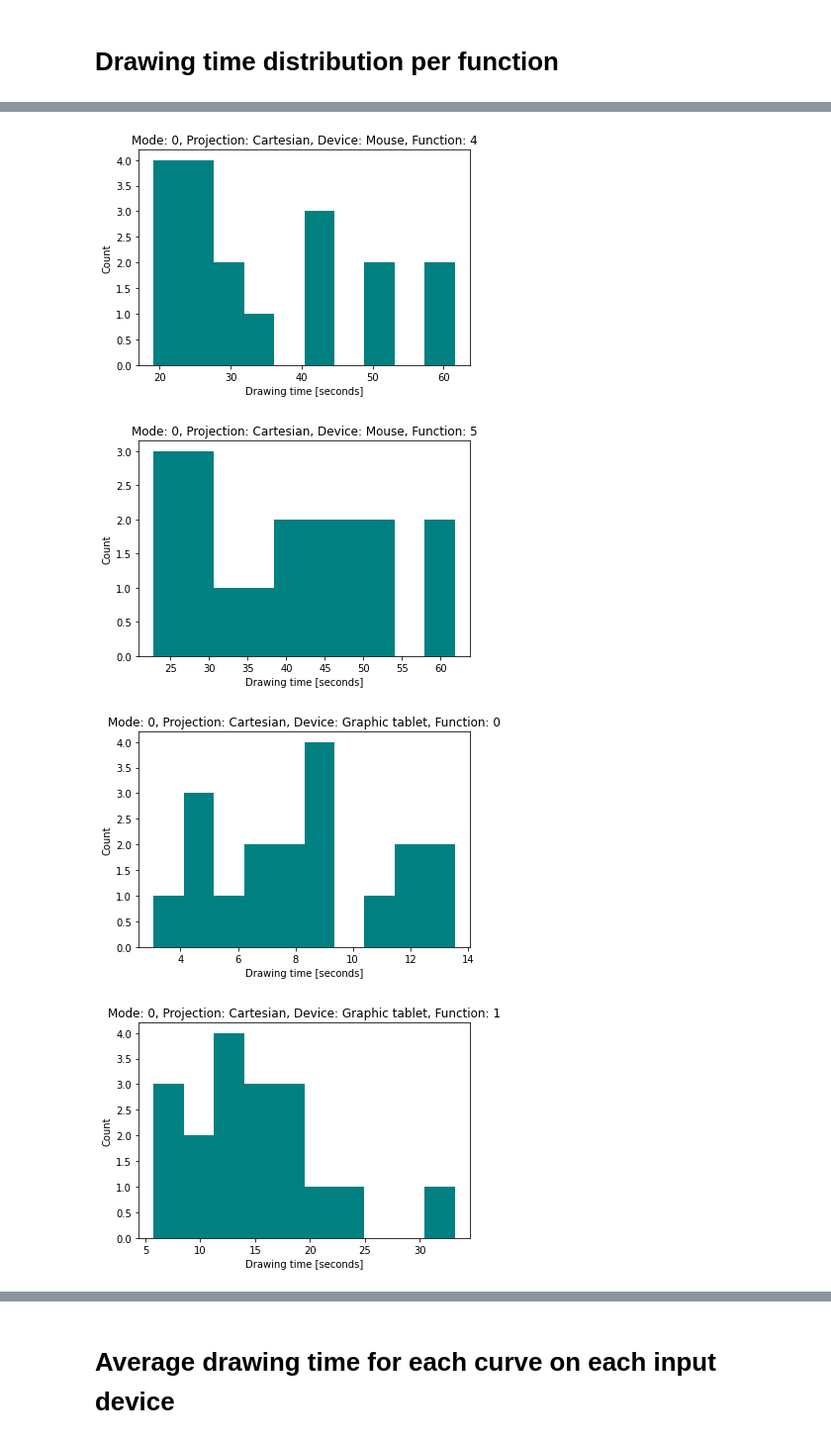
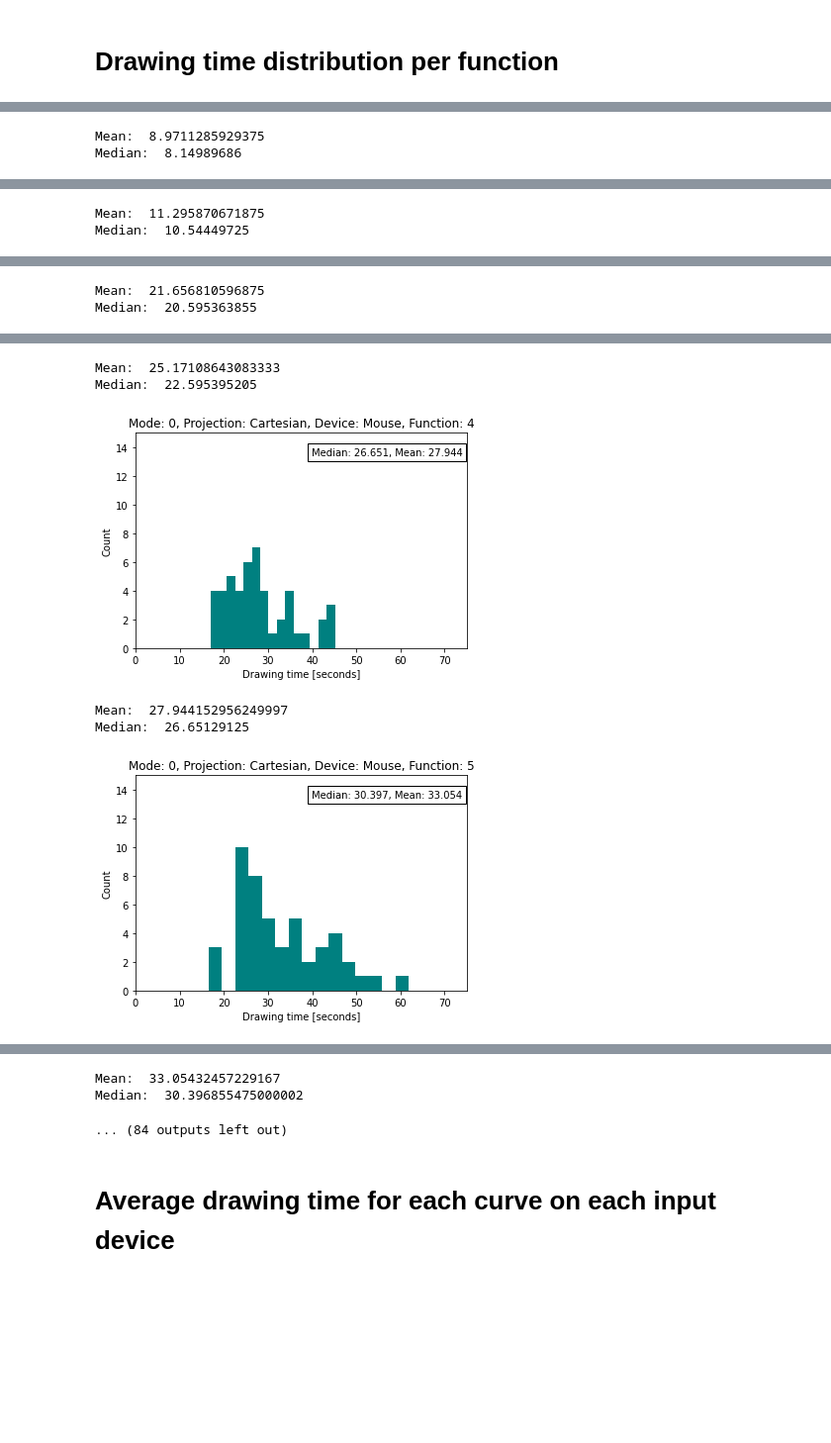
Before and after one commit to ivanazuzic/Efficiency-of-dragging-gestures, a Jupyter notebook: analysis/Analysis - Izborni projekt.ipynb, the cells around one changed output, grey strips where cells are left out. Shown at 99% size. Saved outputs shown, nothing was run; the diff lists cells and outputs as text; code cells hidden in the pictures; blank space fills up the shorter version.

```diff
--- a/analysis/Analysis - Izborni projekt.ipynb
+++ b/analysis/Analysis - Izborni projekt.ipynb
@@ -85,12 +131,30 @@ for experimentMode in TEST_MODES:
                 dts = getAllDrawingTimesForFunc(projection, funcId, device, experimentMode)
 
                 plt.figure()
-                plt.hist(dts, color="teal")
+                plt.hist(dts, color="teal", bins=15)
+                # limits are hard-coded, if I ever have time, I will make the limits calculation smarter
+                xlim = [0, 15]
+                ylim = [0, 75]
+                plt.ylim(xlim)
+                plt.xlim(ylim)
+
+                # add text with Median an Mean displayed
+                text = "Median: %.3f, Mean: %.3f" % (np.median(dts), np.mean(dts))
+                plt.text(ylim[1]-1, xlim[1]-1, text, ha='right', va='top', bbox=dict(facecolor='white', alpha=1))
+
                 plt.title(
                     "Mode: %s, Projection: %s, Device: %s, Function: %s"
                      % (experimentMode, projection, device, funcId)
                 )
                 plt.ylabel("Count")
                 plt.xlabel("Drawing time [seconds]")
+                saveFigure(
+                    drawingTimeHistogramsFolderPath \
+                    + "mode-" + str(experimentMode) \
+                    + "_device-" + device + \
+                    "_function-" + str(funcId) +".png"
+                )
                 plt.show()
+                print("Mean: ", np.mean(dts))
+                print("Median: ", np.median(dts))
 # %% [output]
@@ -97,0 +162,2 @@ for experimentMode in TEST_MODES:
+Mean:  8.9711285929375
+Median:  8.14989686
@@ -98,0 +165,2 @@ for experimentMode in TEST_MODES:
+Mean:  11.295870671875
+Median:  10.54449725
@@ -99,0 +168,2 @@ for experimentMode in TEST_MODES:
+Mean:  21.656810596875
+Median:  20.595363855
@@ -101,4 +171,6 @@ for experimentMode in TEST_MODES:
+Mean:  25.17108643083333
+Median:  22.595395205
-[figure, old version]
+[figure, new version]
+Mean:  27.944152956249997
+Median:  26.65129125
-[figure, old version]
+[figure, new version]
-[figure, removed]
-[figure, removed]
@@ -110,3 +177,6 @@ for experimentMode in TEST_MODES:
+Mean:  33.05432457229167
+Median:  30.396855475000002
+... (84 outputs left out)
 # %% [markdown]
 # Average drawing time for each curve on each input device
 # %%
```
Also changed, not shown: parts of 13 cells of this notebook, 4 other files.
